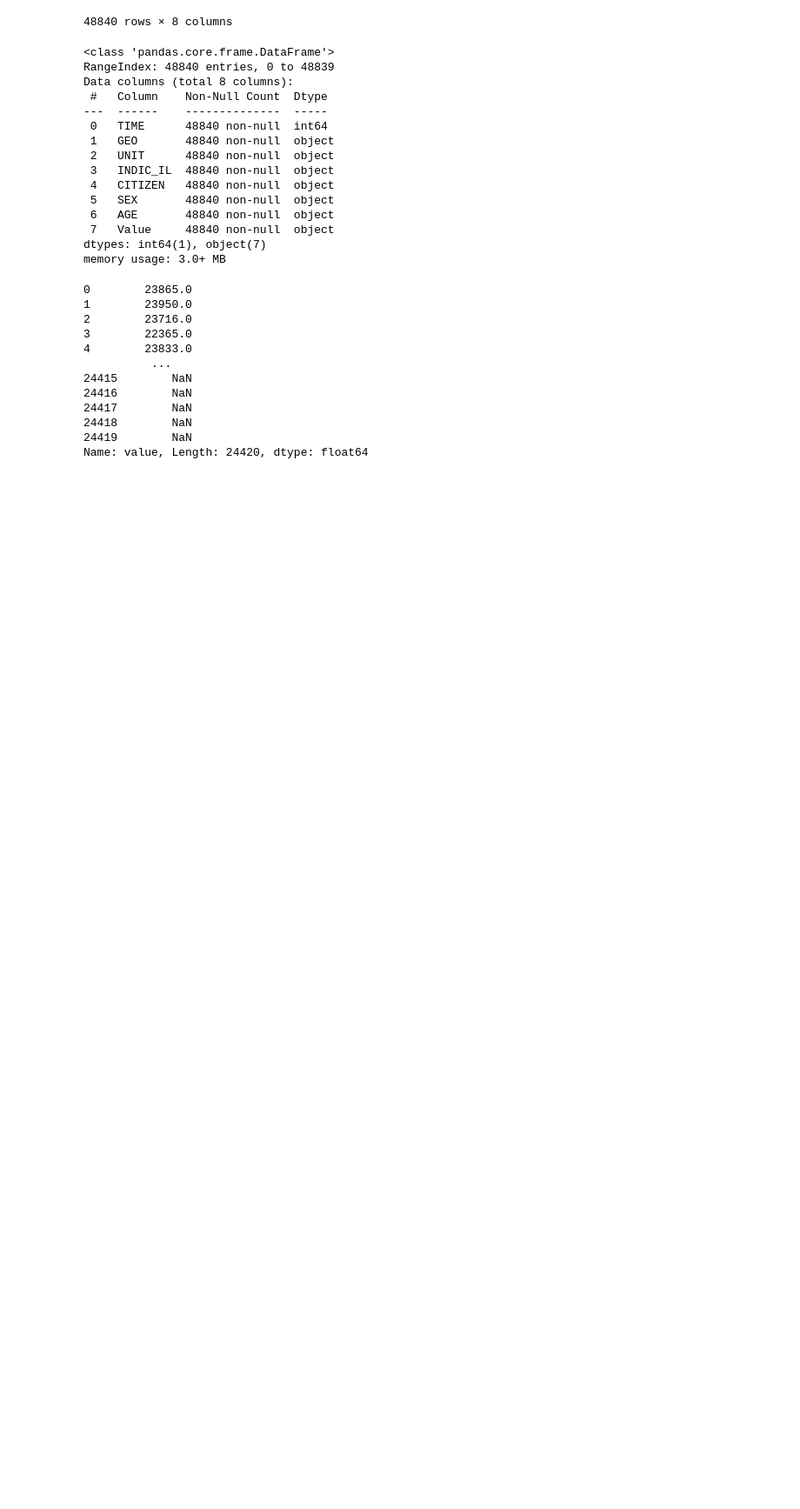
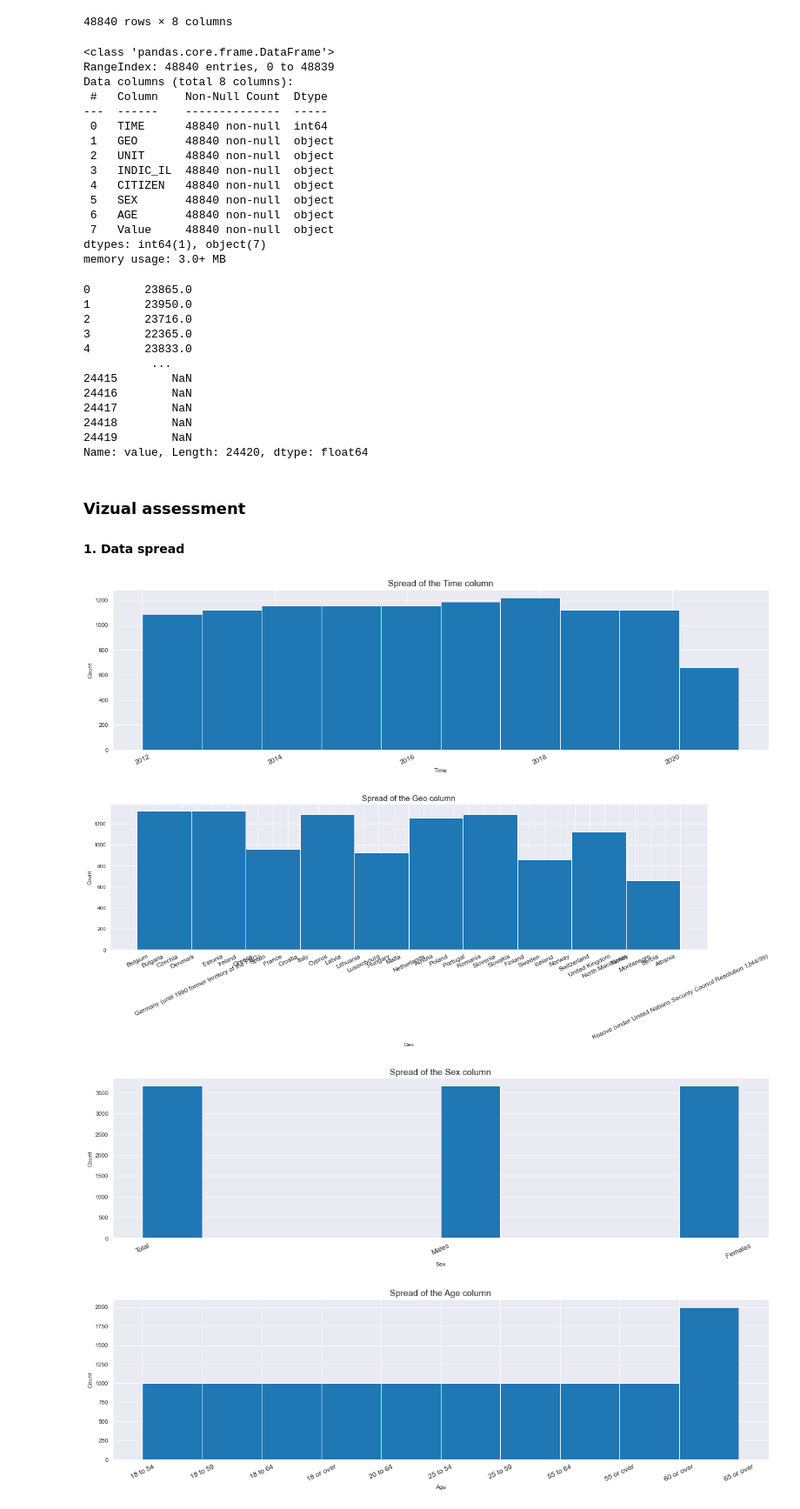
Before and after one commit to udrag/Civil-Servant-Salary-EU-, a Jupyter notebook: CSR_Data Analysis.ipynb, the cells around one changed output. Shown at 87% size. Drawn from its saved outputs; the diff is of its cells as text; code cells hidden in the pictures; blank space fills up the shorter version.

Commit message:
Updated the Jupyter Notebook
Visualization section has been added with two set of histograms.

```diff
--- a/CSR_Data Analysis.ipynb
+++ b/CSR_Data Analysis.ipynb
@@ -112,3 +113,6 @@ df_income.drop(['indic_il_x', 'indic_il_y'], axis=1, inplace=True) # drop the ir
 df_income.rename(columns={'value_x': 'value_mean',
                           'value_y': 'value_median'},
                           inplace=True) # rename the two new columns
+# change the dtype of the value columns
+df_income.value_mean = df_income.value_mean.astype('float64')
+df_income.value_median = df_income.value_median.astype('float64')
@@ -117,0 +119,23 @@ df_no = pd.read_csv('/Volumes/GoogleDrive-114951830941804947409/My Drive/Data an
+# %%
+# simplify the age column
+df_income.replace('From ','', regex=True, inplace=True)
+df_income.replace(' years','', regex=True, inplace=True)
+# %% [markdown]
+### Vizual assessment
+#### 1. Data spread
+# %%
+# loop through the non-value columns to check the spread
+for i in range(0, 4):
+    x = df_income.columns[i]
+    plt.figure(figsize=[20,5])
+    plt.hist(data=df_income, x=x)
+    plt.xlabel(f'{x.title()}')
+    plt.ylabel('Count')
+    plt.title(f'Spread of the {x.title()} column', fontsize=15)
+    plt.xticks(rotation=25, fontsize=12)
+    plt.show();
+# %% [output]
+[figure, added]
+[figure, added]
+[figure, added]
+[figure, added]
```
Also changed, not shown: parts of 4 cells of this notebook.
